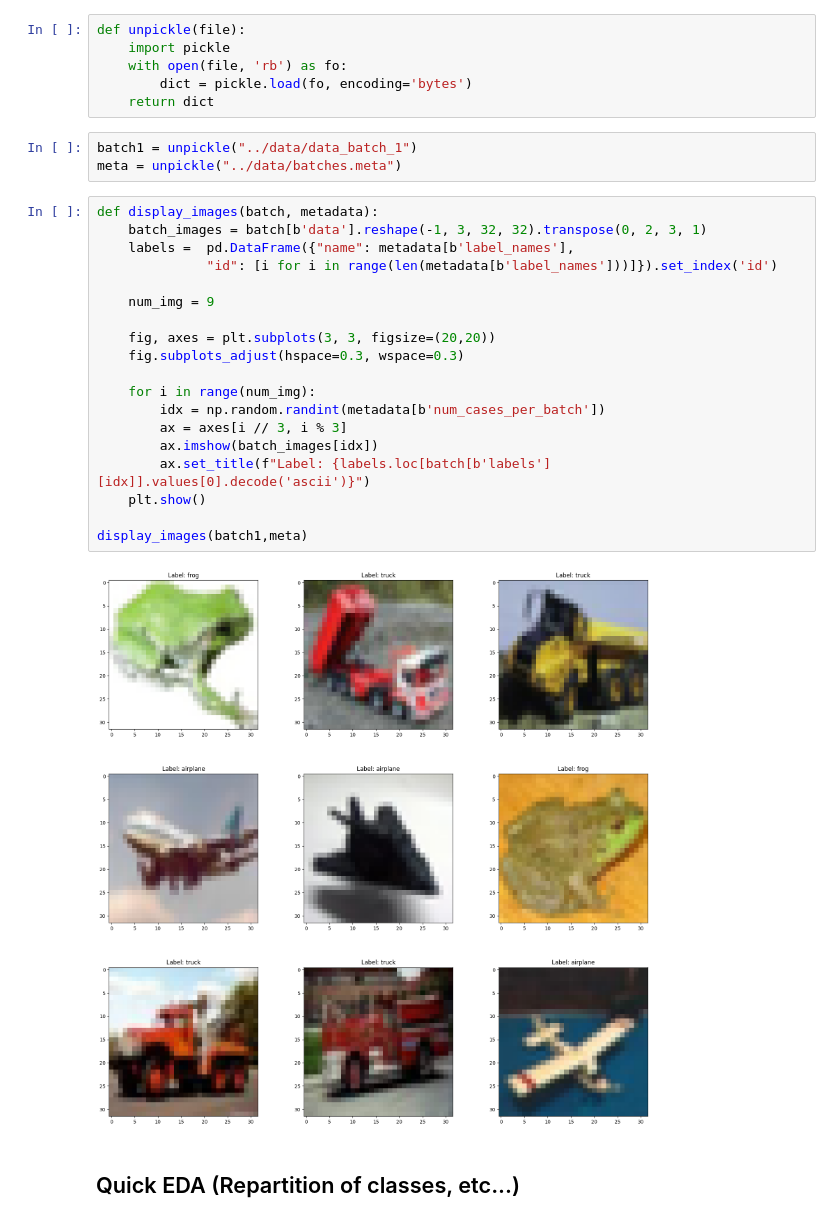
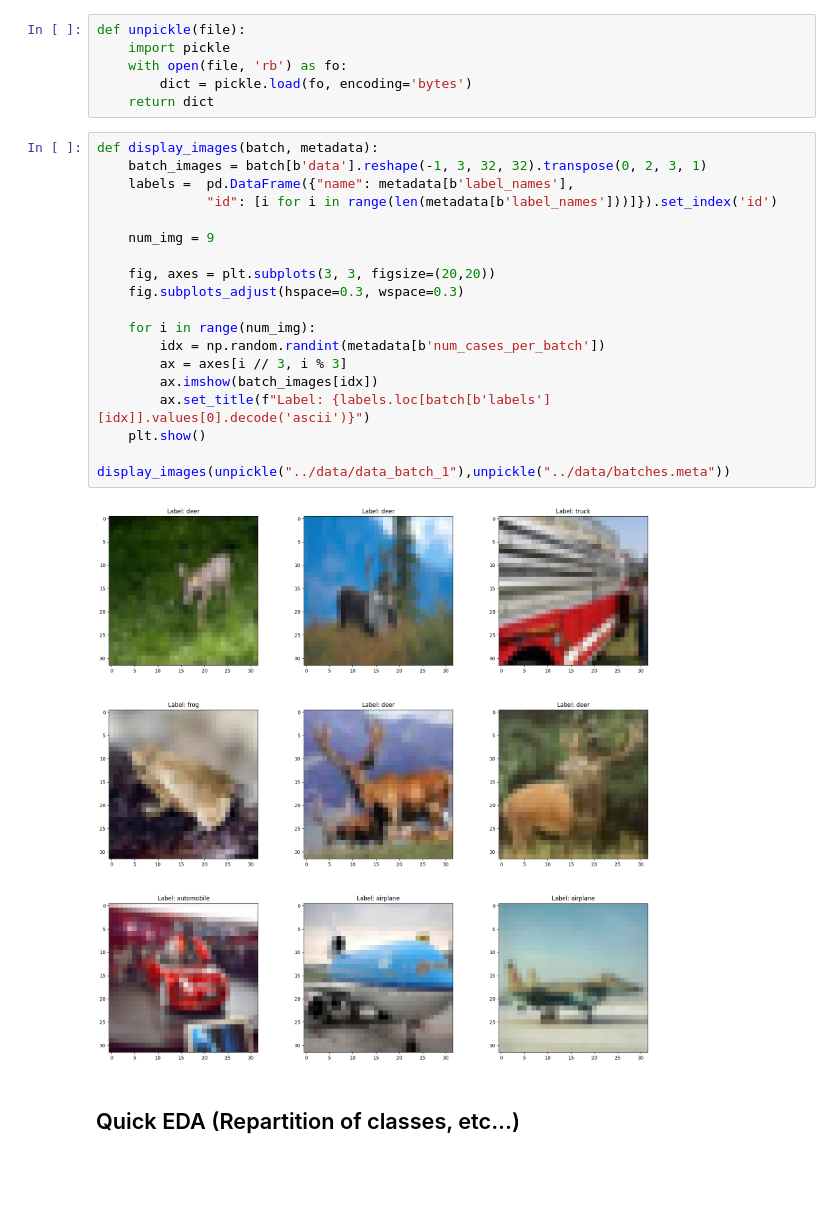
Before and after one commit to antoninchafiol/cifar10, a Jupyter notebook: notebooks/Cifar_CNN_TF_classification.ipynb, the cells around one changed output. Drawn from its saved outputs; the diff is of its cells as text; blank space fills up the shorter version.

```diff
--- a/notebooks/Cifar_CNN_TF_classification.ipynb
+++ b/notebooks/Cifar_CNN_TF_classification.ipynb
@@ -50,30 +46,27 @@ def unpickle(file):
     with open(file, 'rb') as fo:
         dict = pickle.load(fo, encoding='bytes')
     return dict
-# %%
-batch1 = unpickle("../data/data_batch_1")
-meta = unpickle("../data/batches.meta")
 # %%
 def display_images(batch, metadata):
     batch_images = batch[b'data'].reshape(-1, 3, 32, 32).transpose(0, 2, 3, 1)
     labels =  pd.DataFrame({"name": metadata[b'label_names'],
               "id": [i for i in range(len(metadata[b'label_names']))]}).set_index('id')
 
     num_img = 9
 
     fig, axes = plt.subplots(3, 3, figsize=(20,20))
     fig.subplots_adjust(hspace=0.3, wspace=0.3)
 
     for i in range(num_img):
         idx = np.random.randint(metadata[b'num_cases_per_batch'])
         ax = axes[i // 3, i % 3]
         ax.imshow(batch_images[idx])
         ax.set_title(f"Label: {labels.loc[batch[b'labels'][idx]].values[0].decode('ascii')}")
     plt.show()
 
-display_images(batch1,meta)
+display_images(unpickle("../data/data_batch_1"),unpickle("../data/batches.meta"))
 # %% [output]
-[figure, old version]
+[figure, new version]
 # %% [markdown]
 ## Quick EDA (Repartition of classes, etc...)
 # %%
```
Also changed, not shown: parts of 17 cells of this notebook.
